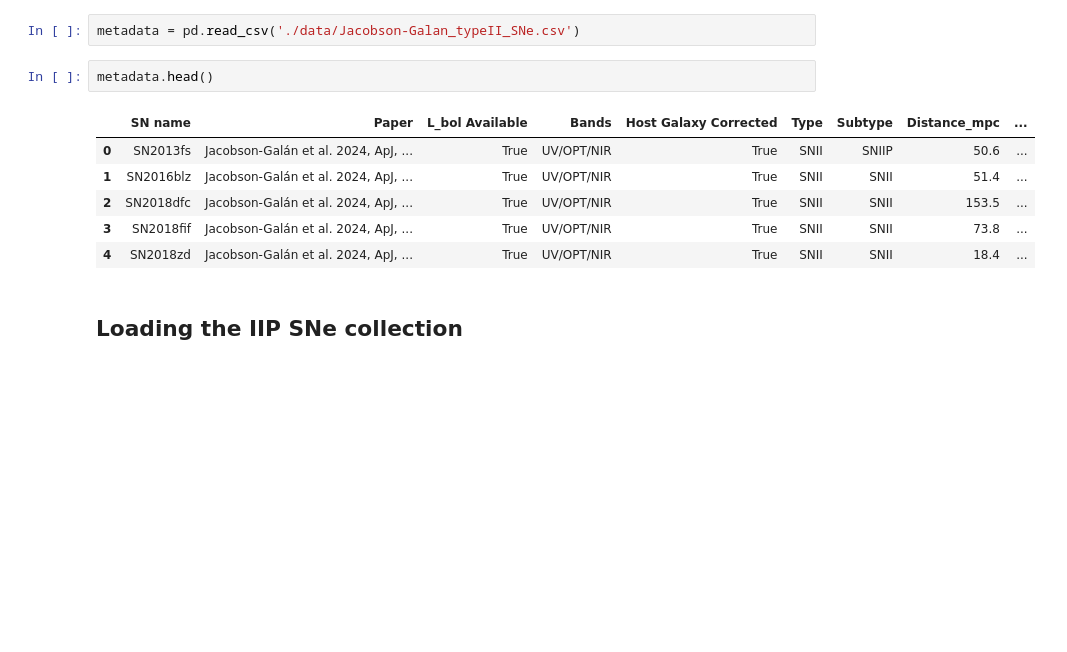
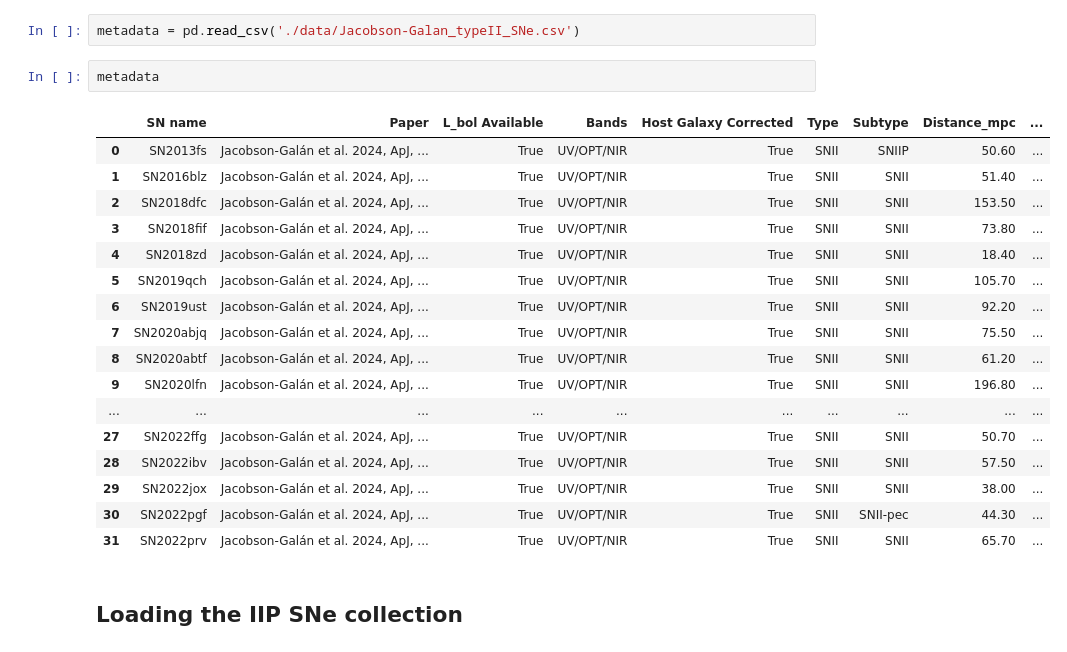
Before and after one commit to Somayeh91/data_driven_bolometric_lc, a Jupyter notebook: Gopreaux_bolometric_lc_pipeline_SNII.ipynb, the cells around one changed output. Cells and saved outputs as stored; diff of their text form; blank space fills up the shorter version.

```diff
--- a/Gopreaux_bolometric_lc_pipeline_SNII.ipynb
+++ b/Gopreaux_bolometric_lc_pipeline_SNII.ipynb
@@ -30,14 +30,25 @@ colors= ['#e51f00', '#ffaa00', '#59b359', '#00c2f2', '#502db3', '#f2b6de']
 # %%
 metadata = pd.read_csv('./data/Jacobson-Galan_typeII_SNe.csv')
 # %%
-metadata.head()
+metadata
 # %% [output]
 |  | SN name | Paper | L_bol Available | Bands | Host Galaxy Corrected | Type | Subtype | Distance_mpc | ... |
-| 0 | SN2013fs | Jacobson-Galán et al. 2024, ApJ, ... | True | UV/OPT/NIR | True | SNII | SNIIP | 50.6 | ... |
-| 1 | SN2016blz | Jacobson-Galán et al. 2024, ApJ, ... | True | UV/OPT/NIR | True | SNII | SNII | 51.4 | ... |
-| 2 | SN2018dfc | Jacobson-Galán et al. 2024, ApJ, ... | True | UV/OPT/NIR | True | SNII | SNII | 153.5 | ... |
-| 3 | SN2018fif | Jacobson-Galán et al. 2024, ApJ, ... | True | UV/OPT/NIR | True | SNII | SNII | 73.8 | ... |
-| 4 | SN2018zd | Jacobson-Galán et al. 2024, ApJ, ... | True | UV/OPT/NIR | True | SNII | SNII | 18.4 | ... |
+| 0 | SN2013fs | Jacobson-Galán et al. 2024, ApJ, ... | True | UV/OPT/NIR | True | SNII | SNIIP | 50.60 | ... |
+| 1 | SN2016blz | Jacobson-Galán et al. 2024, ApJ, ... | True | UV/OPT/NIR | True | SNII | SNII | 51.40 | ... |
+| 2 | SN2018dfc | Jacobson-Galán et al. 2024, ApJ, ... | True | UV/OPT/NIR | True | SNII | SNII | 153.50 | ... |
+| 3 | SN2018fif | Jacobson-Galán et al. 2024, ApJ, ... | True | UV/OPT/NIR | True | SNII | SNII | 73.80 | ... |
+| 4 | SN2018zd | Jacobson-Galán et al. 2024, ApJ, ... | True | UV/OPT/NIR | True | SNII | SNII | 18.40 | ... |
+| 5 | SN2019qch | Jacobson-Galán et al. 2024, ApJ, ... | True | UV/OPT/NIR | True | SNII | SNII | 105.70 | ... |
+| 6 | SN2019ust | Jacobson-Galán et al. 2024, ApJ, ... | True | UV/OPT/NIR | True | SNII | SNII | 92.20 | ... |
+| 7 | SN2020abjq | Jacobson-Galán et al. 2024, ApJ, ... | True | UV/OPT/NIR | True | SNII | SNII | 75.50 | ... |
+| 8 | SN2020abtf | Jacobson-Galán et al. 2024, ApJ, ... | True | UV/OPT/NIR | True | SNII | SNII | 61.20 | ... |
+| 9 | SN2020lfn | Jacobson-Galán et al. 2024, ApJ, ... | True | UV/OPT/NIR | True | SNII | SNII | 196.80 | ... |
+| ... | ... | ... | ... | ... | ... | ... | ... | ... | ... |
+| 27 | SN2022ffg | Jacobson-Galán et al. 2024, ApJ, ... | True | UV/OPT/NIR | True | SNII | SNII | 50.70 | ... |
+| 28 | SN2022ibv | Jacobson-Galán et al. 2024, ApJ, ... | True | UV/OPT/NIR | True | SNII | SNII | 57.50 | ... |
+| 29 | SN2022jox | Jacobson-Galán et al. 2024, ApJ, ... | True | UV/OPT/NIR | True | SNII | SNII | 38.00 | ... |
+| 30 | SN2022pgf | Jacobson-Galán et al. 2024, ApJ, ... | True | UV/OPT/NIR | True | SNII | SNII-pec | 44.30 | ... |
+| 31 | SN2022prv | Jacobson-Galán et al. 2024, ApJ, ... | True | UV/OPT/NIR | True | SNII | SNII | 65.70 | ... |
 # %% [markdown]
 ## Loading the IIP SNe collection
 # %%
```
Also changed, not shown: parts of 5 cells of this notebook, 7 other files.
